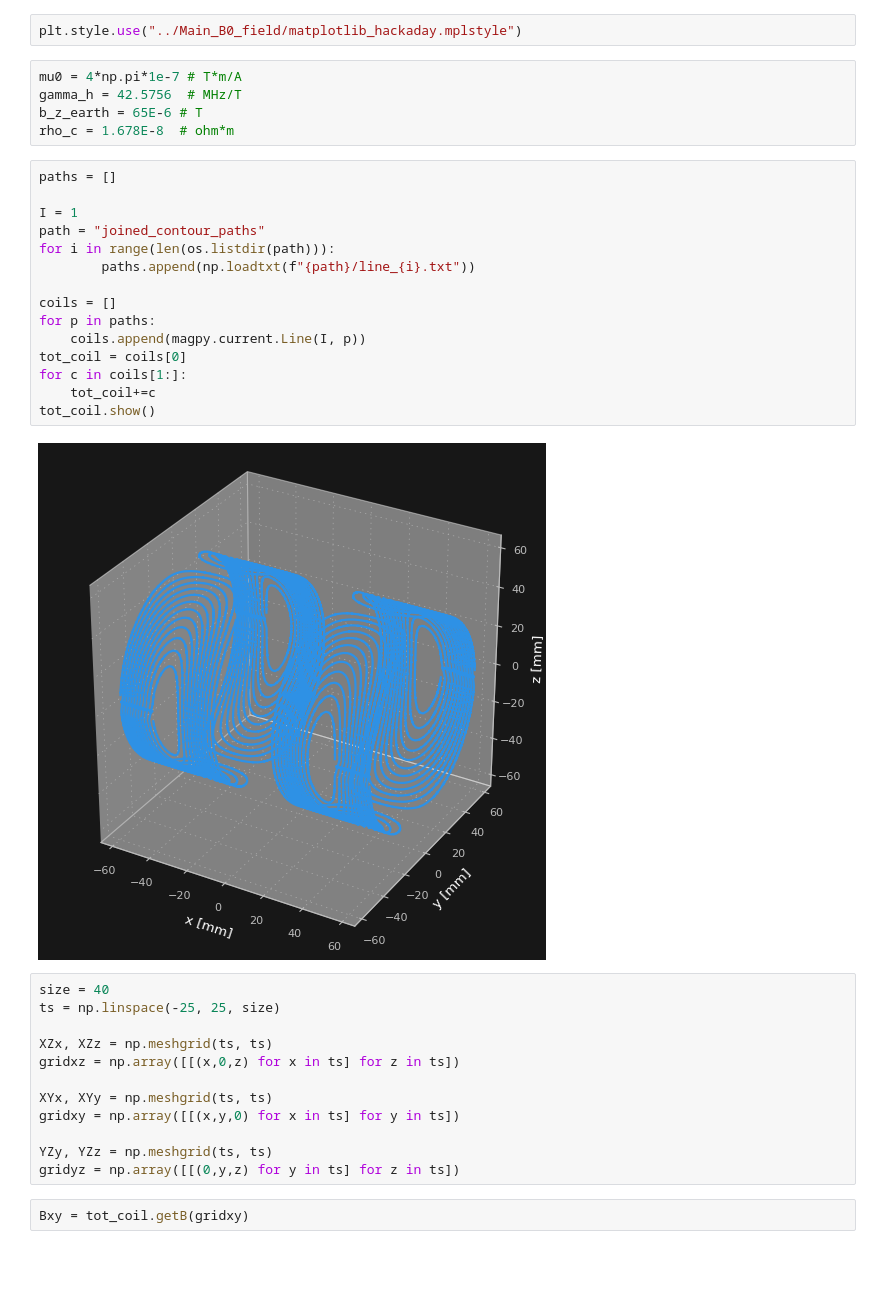
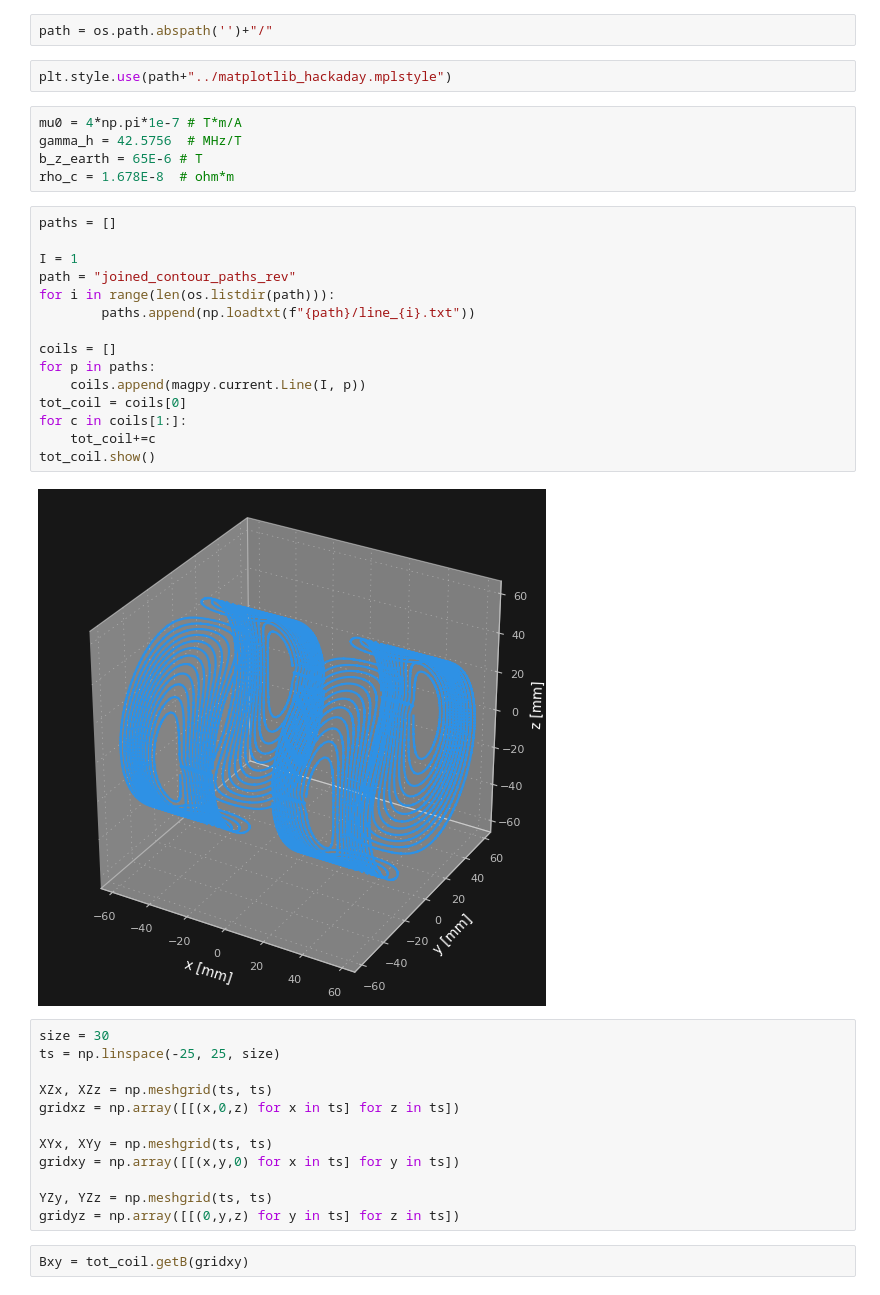
Before and after one commit to DavideRuzza/MiniMri, a Jupyter notebook: Gradient_coil/grad_coil_field_sim.ipynb, the cells around one changed output. Saved outputs shown, nothing was run; the diff lists cells and outputs as text; blank space fills up the shorter version.

```diff
--- a/Gradient_coil/grad_coil_field_sim.ipynb
+++ b/Gradient_coil/grad_coil_field_sim.ipynb
@@ -5,8 +5,10 @@ import matplotlib.pyplot as plt
 import matplotlib.pylab as pl
 from matplotlib.colors import ListedColormap
 import os
+# %%
+path = os.path.abspath('')+"/"
 # %%
-plt.style.use("../Main_B0_field/matplotlib_hackaday.mplstyle")
+plt.style.use(path+"../matplotlib_hackaday.mplstyle")
 # %%
 mu0 = 4*np.pi*1e-7 # T*m/A
 gamma_h = 42.5756  # MHz/T
@@ -15,22 +17,22 @@ rho_c = 1.678E-8  # ohm*m
 # %%
 paths = []
 
 I = 1
-path = "joined_contour_paths"
+path = "joined_contour_paths_rev"
 for i in range(len(os.listdir(path))):
         paths.append(np.loadtxt(f"{path}/line_{i}.txt"))
 
 coils = []
 for p in paths:
     coils.append(magpy.current.Line(I, p))
 tot_coil = coils[0]
 for c in coils[1:]:
     tot_coil+=c
 tot_coil.show()
 # %% [output]
-[figure, old version]
+[figure, new version]
 # %%
-size = 40
+size = 30
 ts = np.linspace(-25, 25, size)
 
 XZx, XZz = np.meshgrid(ts, ts)
```
Also changed, not shown: parts of 4 cells of this notebook, 5 other files.
